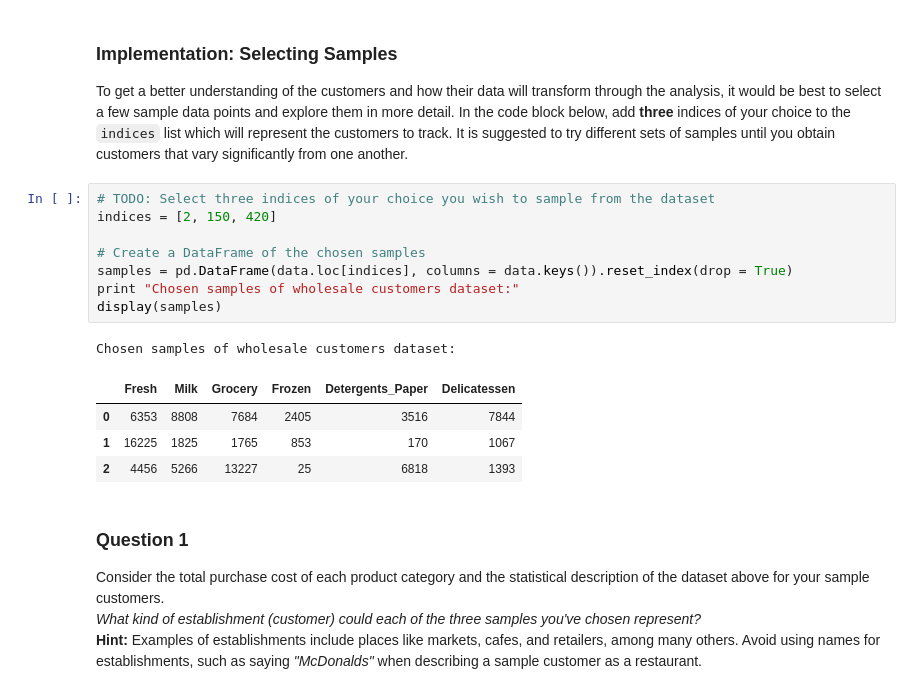
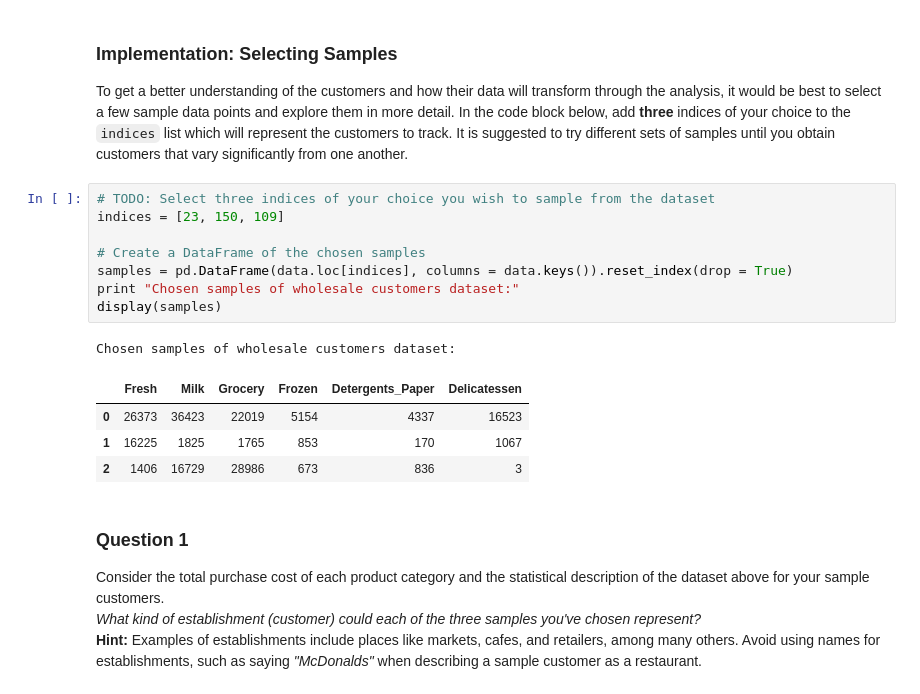
Before and after one commit to Venka97/Customer-segments, a Jupyter notebook: customer_segments.ipynb, the cells around one changed output. Saved outputs shown, nothing was run; the diff lists cells and outputs as text.

```diff
--- a/customer_segments.ipynb
+++ b/customer_segments.ipynb
@@ -60,18 +60,18 @@ display(data.describe())
 To get a better understanding of the customers and how their data will transform through the analysis, it would be best to select a few sample data points and explore them in more detail. In the code block below, add **three** indices of your choice to the `indices` list which will represent the customers to track. It is suggested to try different sets of samples until you obtain customers that vary significantly from one another.
 # %%
 # TODO: Select three indices of your choice you wish to sample from the dataset
-indices = [2, 150, 420]
+indices = [23, 150, 109]
 
 # Create a DataFrame of the chosen samples
 samples = pd.DataFrame(data.loc[indices], columns = data.keys()).reset_index(drop = True)
 print "Chosen samples of wholesale customers dataset:"
 display(samples)
 # %% [output]
 Chosen samples of wholesale customers dataset:
 |  | Fresh | Milk | Grocery | Frozen | Detergents_Paper | Delicatessen |
-| 0 | 6353 | 8808 | 7684 | 2405 | 3516 | 7844 |
+| 0 | 26373 | 36423 | 22019 | 5154 | 4337 | 16523 |
 | 1 | 16225 | 1825 | 1765 | 853 | 170 | 1067 |
-| 2 | 4456 | 5266 | 13227 | 25 | 6818 | 1393 |
+| 2 | 1406 | 16729 | 28986 | 673 | 836 | 3 |
 # %% [markdown]
 ### Question 1
 Consider the total purchase cost of each product category and the statistical description of the dataset above for your sample customers.
```
Also changed, not shown: parts of 7 cells of this notebook.
